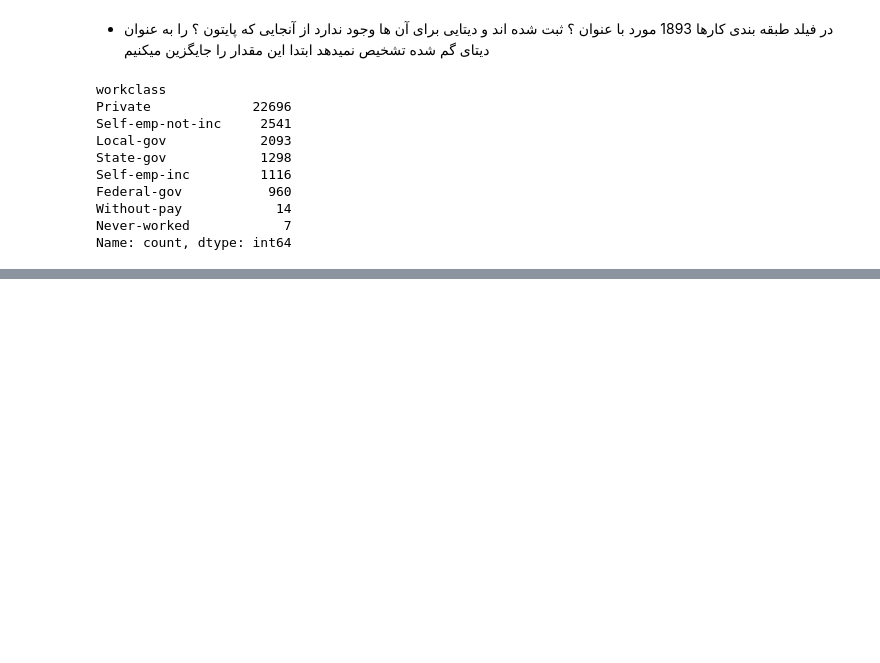
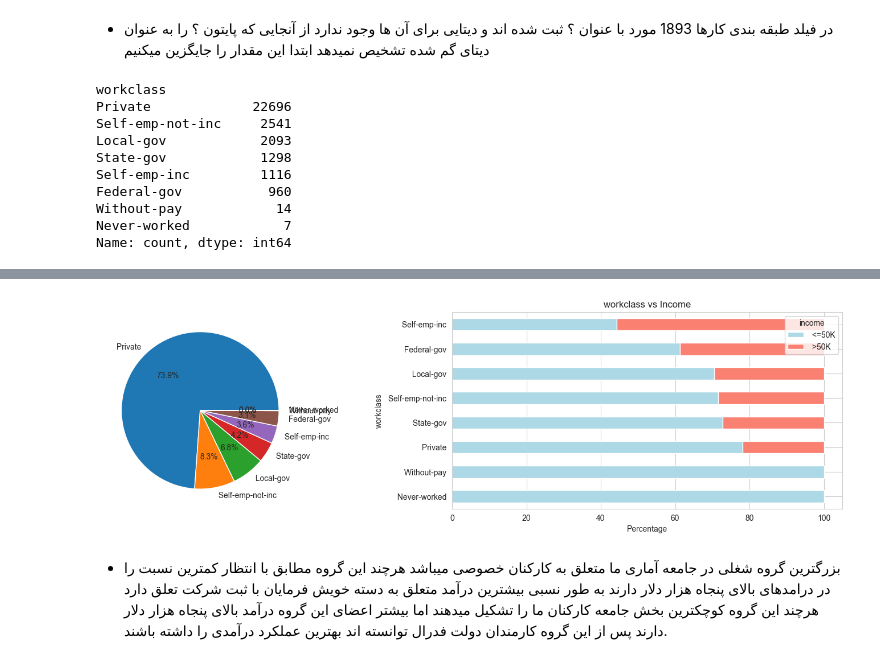
Before and after one commit to Farbod0o/Income-Analysis-in-Census-Data, a Jupyter notebook: CensusIncome.ipynb, the cells around one changed output, grey strips where cells are left out. Saved outputs shown, nothing was run; the diff lists cells and outputs as text; code cells hidden in the pictures; blank space fills up the shorter version.

```diff
--- a/CensusIncome.ipynb
+++ b/CensusIncome.ipynb
@@ -126,0 +111,22 @@ plt.xticks(rotation=45)
+# %%
+workcls = data['workclass'].value_counts()
+plt.figure(figsize=(15, 8))
+
+plt.subplot(2, 2, 1)
+plt.pie(workcls, labels=workcls.index, autopct='%1.1f%%')
+
+
+plt.subplot(2, 2, 2)
+education_income = pd.crosstab(data['workclass'], data['income'], normalize='index') * 100
+education_income.sort_values(by=' >50K').plot(kind='barh', stacked=True, color=['lightblue', 'salmon'], ax=plt.gca())
+plt.xlabel('Percentage')
+plt.ylabel('workclass')
+plt.title('workclass vs Income')
+plt.tight_layout()
+
+
+plt.show()
+# %% [output]
+[figure, added]
+# %% [markdown]
+* بزرگترین گروه شغلی در جامعه آماری ما متعلق به کارکنان خصوصی میباشد هرچند این گروه مطابق با انتظار کمترین نسبت را در درامدهای بالای پنجاه هزار دلار دارند به طور نسبی بیشترین درآمد متعلق به دسته خویش فرمایان با ثبت شرکت تعلق دارد هرچند این گروه کوچکترین بخش جامعه کارکنان ما را تشکیل میدهند اما بیشتر اعضای این گروه درآمد بالای پنجاه هزار دلار دارند پس از این گروه کارمندان دولت فدرال توانسته اند بهترین عملکرد درآمدی را داشته باشند.
```
Also changed, not shown: parts of 2 cells of this notebook.
